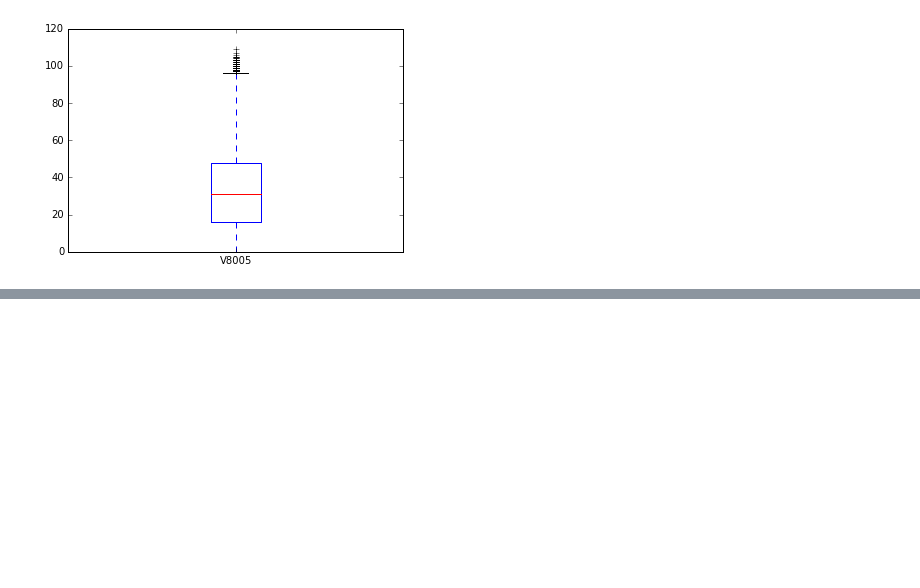
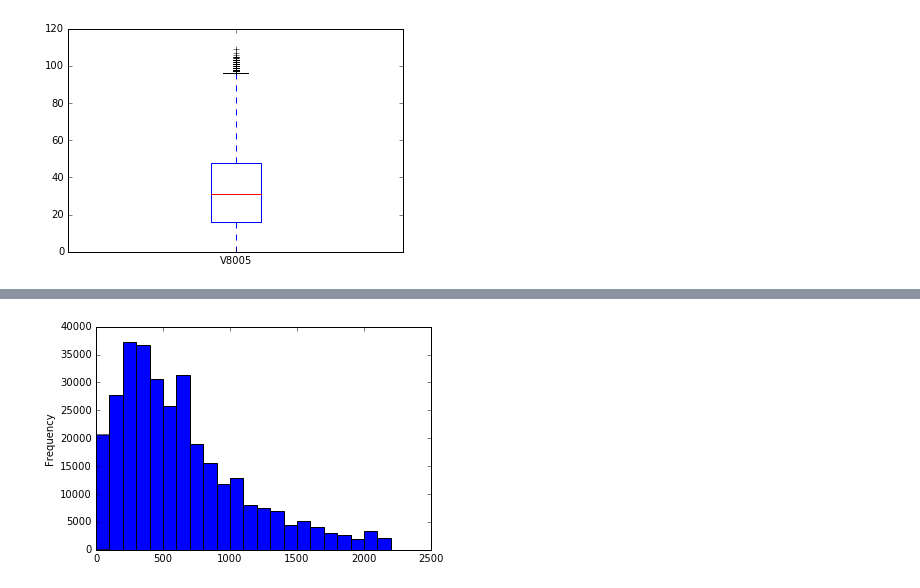
Before and after one commit to Formulos/CD, a Jupyter notebook: Aula 2/Aula02 Atividade Variáveis Qualitativas com PNAD.ipynb, the cells around one changed output, grey strips where cells are left out. Saved outputs shown, nothing was run; the diff lists cells and outputs as text; code cells hidden in the pictures; blank space fills up the shorter version.

```diff
--- a/Aula 2/Aula02 Atividade Variáveis Qualitativas com PNAD.ipynb
+++ b/Aula 2/Aula02 Atividade Variáveis Qualitativas com PNAD.ipynb
@@ -304,0 +338,14 @@ print(faixa)
+# %%
+k = 110/10
+a = (109.0 - 0) / k
+print(k)
+
+
+faixa =  numpy.arange(0,2300,100)
+print(len(faixa))
+
+variável_renda= pd.cut(dados.renda, faixa)
+
+x = variável_renda.value_counts(True)*100
+
+x.round(decimals=0)
@@ -304,0 +372,4 @@ print(faixa)
+# %%
+plot = dados.renda.plot.hist(bins=faixa)
+# %% [output]
+[figure, added]
```
Also changed, not shown: parts of 6 cells of this notebook.
